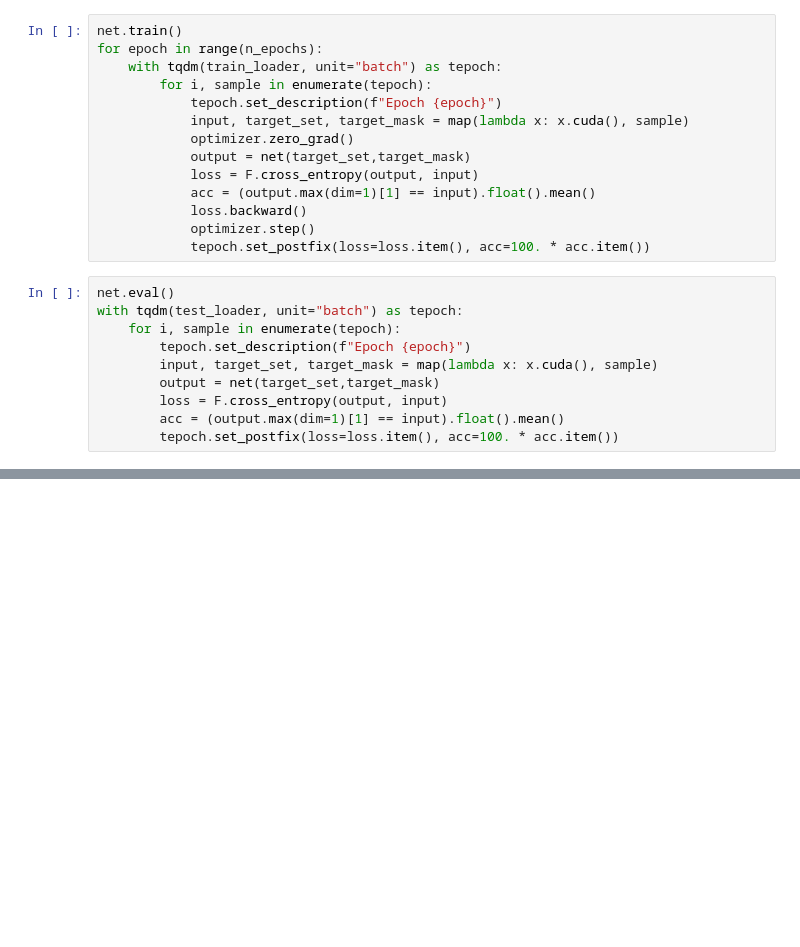
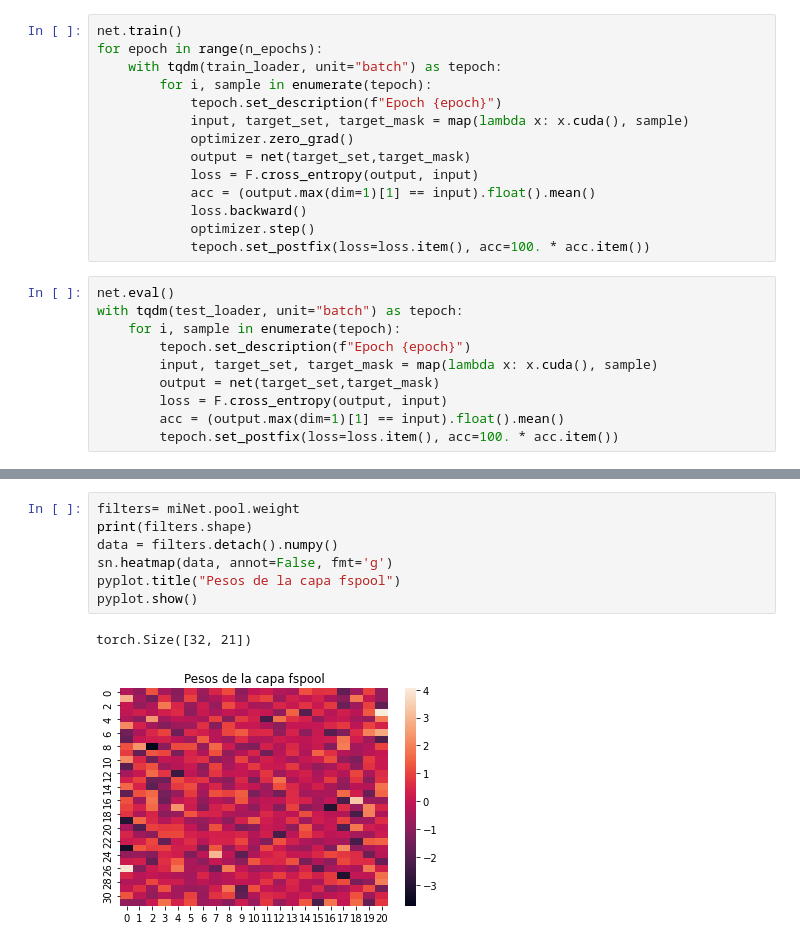
Before and after one commit to AhmedBegggaUA/SetXAI, a Jupyter notebook: src/Clasificador_DeepSet.ipynb, the cells around one changed output, grey strips where cells are left out. Drawn from its saved outputs; the diff is of its cells as text; blank space fills up the shorter version.

```diff
--- a/src/Clasificador_DeepSet.ipynb
+++ b/src/Clasificador_DeepSet.ipynb
@@ -80,0 +142,10 @@ with tqdm(test_loader, unit="batch") as tepoch:
+# %%
+filters= miNet.pool.weight
+print(filters.shape)
+data = filters.detach().numpy()
+sn.heatmap(data, annot=False, fmt='g')
+pyplot.title("Pesos de la capa fspool")
+pyplot.show()
+# %% [output]
+torch.Size([32, 21])
+[figure, added]
```
Also changed, not shown: parts of 26 cells of this notebook, 11 other files.
